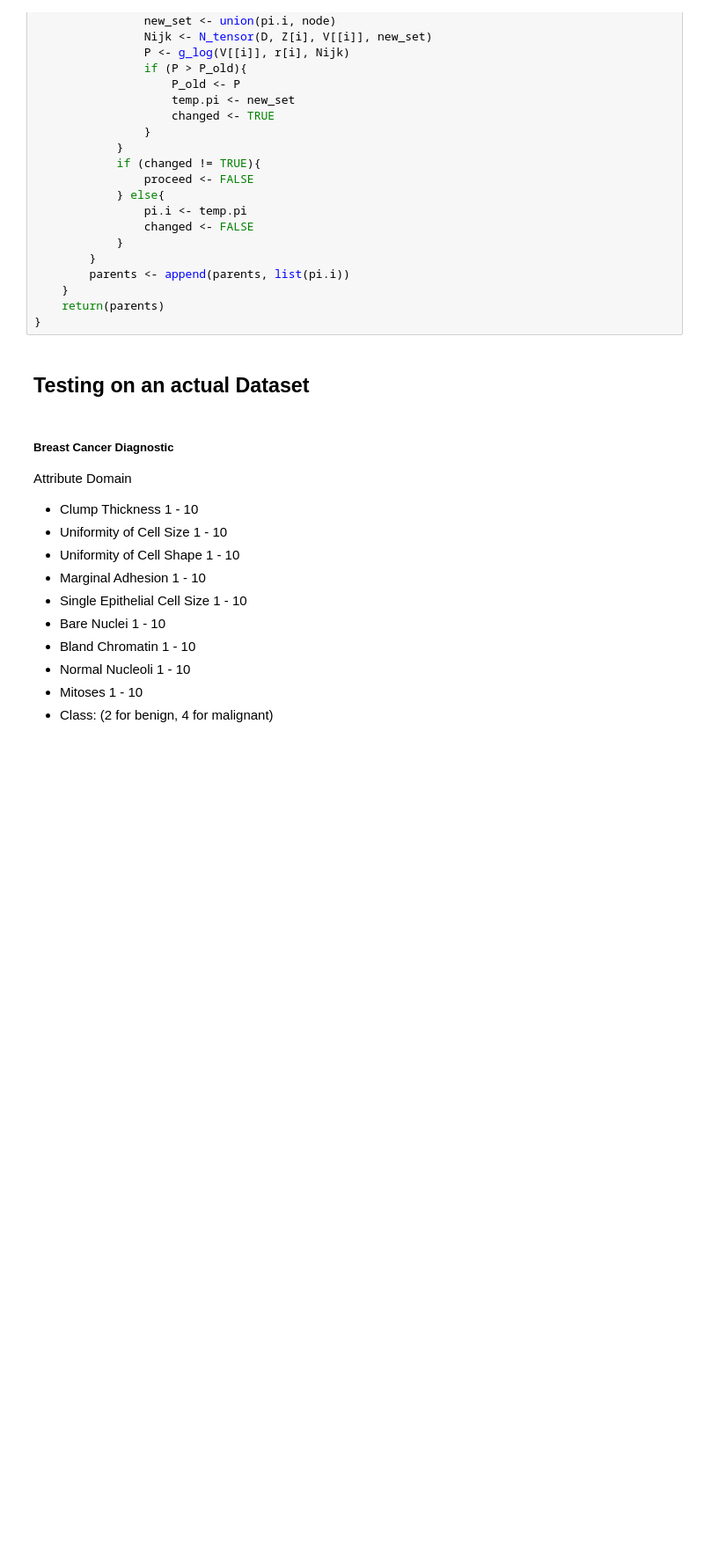
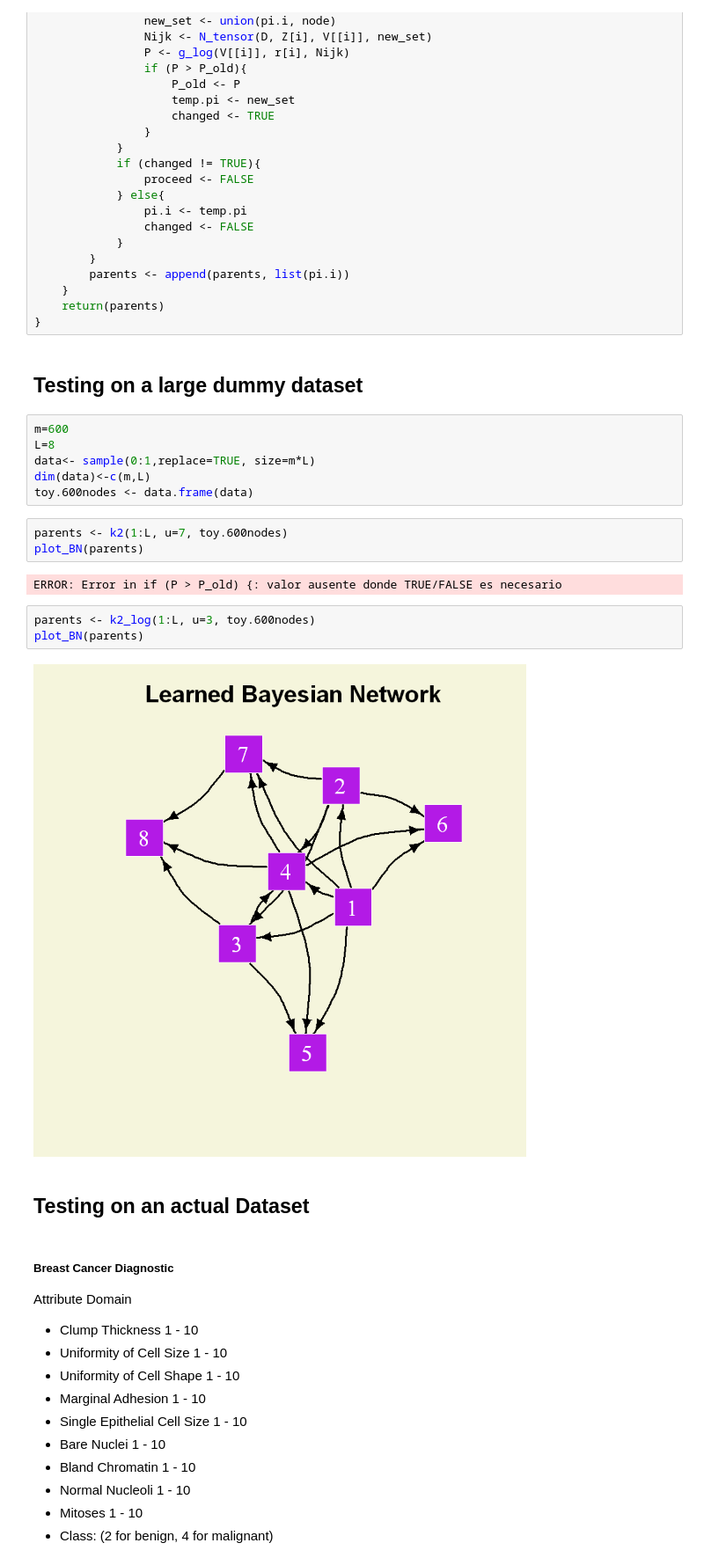
Before and after one commit to carmen-martin/bayesian-networks, a Jupyter notebook: Bayesian Networks.ipynb, the cells around one changed output. Shown at 88% size. Cells and saved outputs as stored; diff of their text form; blank space fills up the shorter version.

```diff
--- a/Bayesian Networks.ipynb
+++ b/Bayesian Networks.ipynb
@@ -294,6 +264,24 @@ k2_log <- function(Z, u, D){
     }
     return(parents)
 }
+# %% [markdown]
+## Testing on a large dummy dataset
+# %%
+m=600
+L=8
+data<- sample(0:1,replace=TRUE, size=m*L)
+dim(data)<-c(m,L)
+toy.600nodes <- data.frame(data)
+# %%
+parents <- k2(1:L, u=7, toy.600nodes)
+plot_BN(parents)
+# %% [output]
+ERROR: Error in if (P > P_old) {: valor ausente donde TRUE/FALSE es necesario
+# %%
+parents <- k2_log(1:L, u=3, toy.600nodes)
+plot_BN(parents)
+# %% [output]
+[figure, added]
 # %% [markdown]
 ## Testing on an actual Dataset
 # %% [markdown]
```
Also changed, not shown: parts of 16 cells of this notebook.
